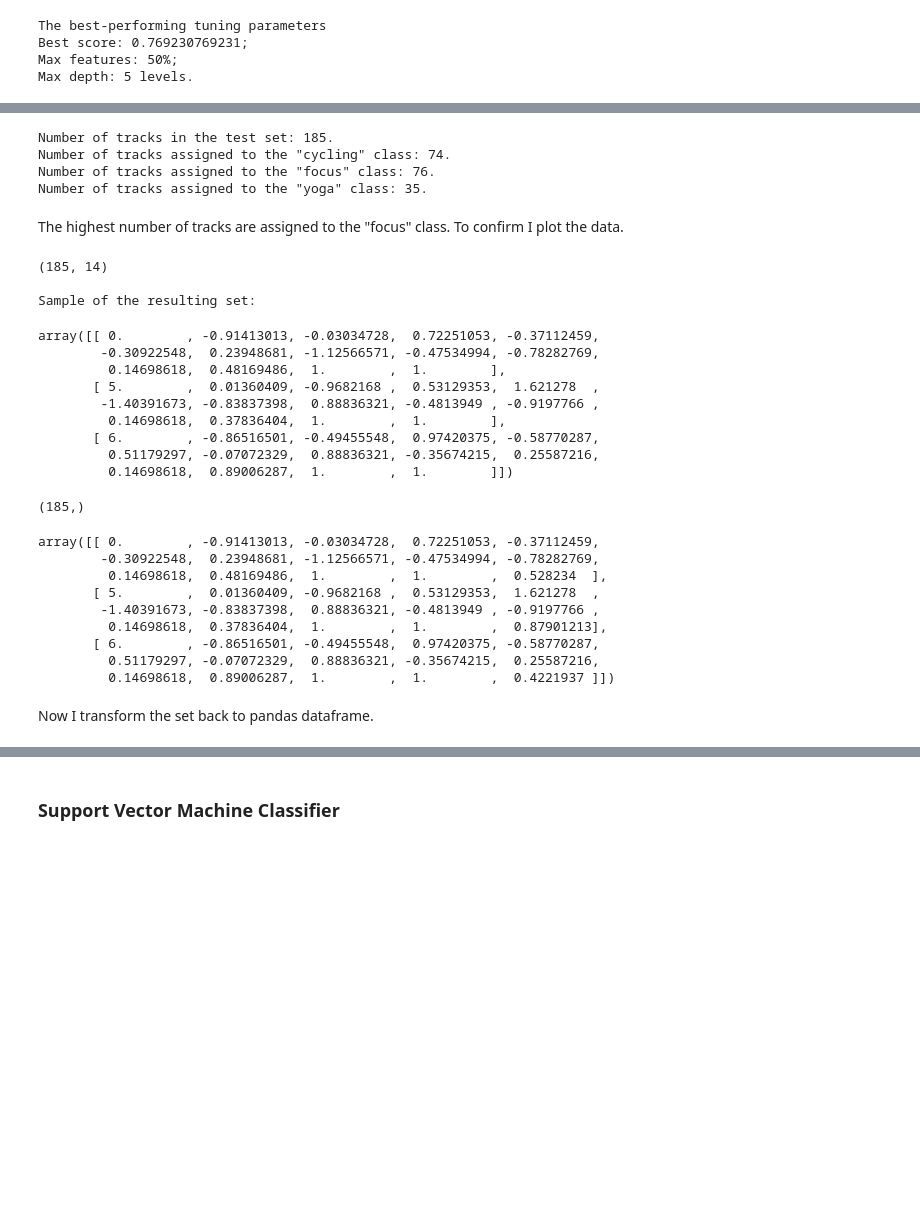
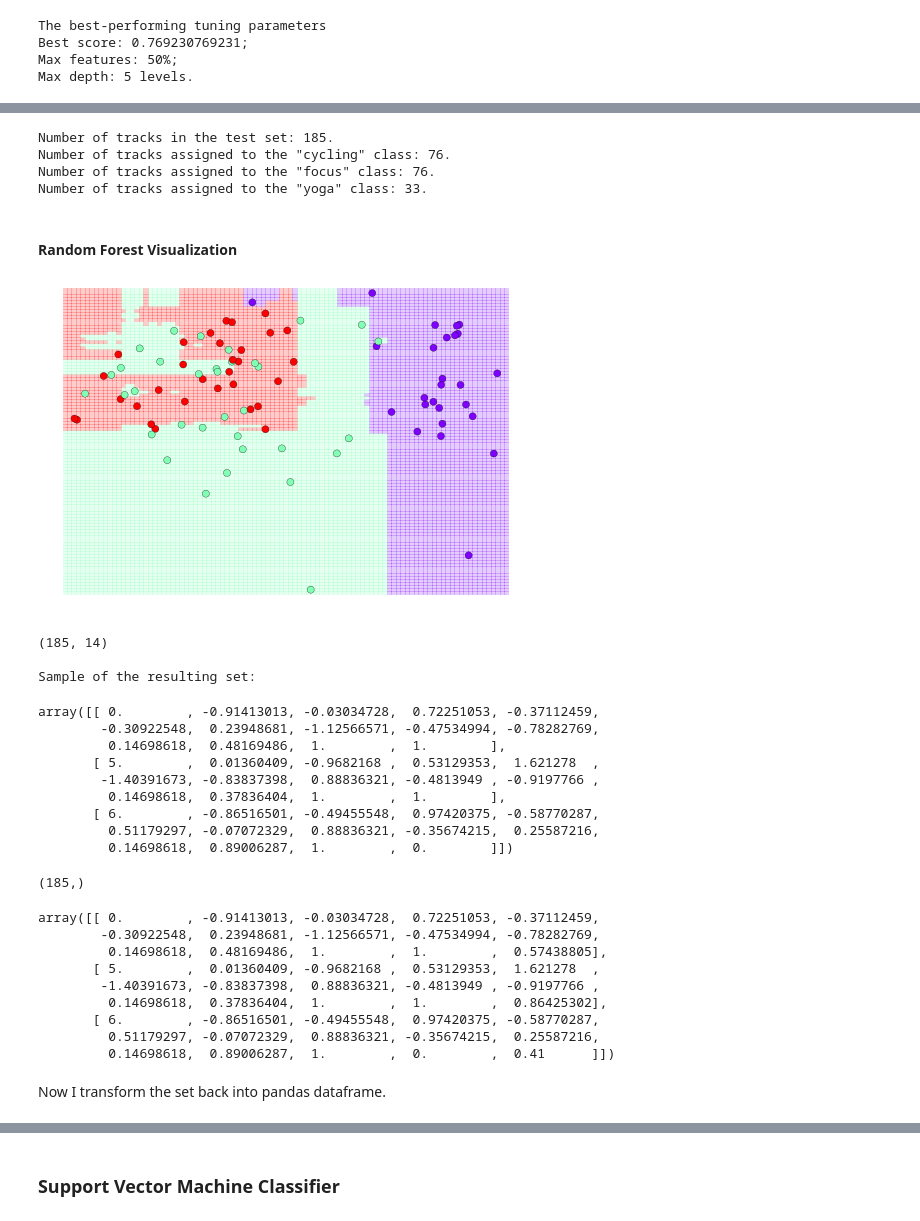
Before and after one commit to medennikova/itunes-music-analysis, a Jupyter notebook: music_analysis.ipynb, the cells around one changed output, grey strips where cells are left out. Saved outputs shown, nothing was run; the diff lists cells and outputs as text; code cells hidden in the pictures; blank space fills up the shorter version.

```diff
--- a/music_analysis.ipynb
+++ b/music_analysis.ipynb
@@ -846,6 +940,7 @@ Max depth: 5 levels.
 # %%
 # set tuning parameters to the model
 rfc = RandomForestClassifier(n_estimators=100,
+                             random_state=0,
                              max_features=max_features,
                              max_depth=max_depth)
 
@@ -866,8 +970,6 @@ print ("Number of tracks in the test set: {0}."
                rfc_output[rfc_output == 2].size))
 # %% [output]
 Number of tracks in the test set: 185.
-Number of tracks assigned to the "cycling" class: 74.
+Number of tracks assigned to the "cycling" class: 76.
 Number of tracks assigned to the "focus" class: 76.
-Number of tracks assigned to the "yoga" class: 35.
+Number of tracks assigned to the "yoga" class: 33.
-# %% [markdown]
-The highest number of tracks are assigned to the "focus" class. To confirm I plot the data.
@@ -875,0 +976,2 @@ The highest number of tracks are assigned to the "focus" class. To confirm I plo
+# %% [markdown]
+#### Random Forest Visualization
@@ -876,3 +1031,8 @@ The highest number of tracks are assigned to the "focus" class. To confirm I plo
+# %%
+clf = rfc
+visualize_tree(clf, X, target, boundaries=False);
+# %% [output]
+[figure, added]
 # %%
 # add the result to the matching set
 rfc_set = np.concatenate((matching_test, rfc_output[:, None]), 1)
@@ -893,7 +1053,7 @@ array([[ 0.        , -0.91413013, -0.03034728,  0.72251053, -0.37112459,
          0.14698618,  0.37836404,  1.        ,  1.        ],
        [ 6.        , -0.86516501, -0.49455548,  0.97420375, -0.58770287,
          0.51179297, -0.07072329,  0.88836321, -0.35674215,  0.25587216,
-         0.14698618,  0.89006287,  1.        ,  1.        ]])
+         0.14698618,  0.89006287,  1.        ,  0.        ]])
 # %%
 # calculate probability
 probability = rfc.predict_proba(matching_test[:, 1:12])
@@ -913,15 +1073,15 @@ rfc_proba[:3]
 # %% [output]
 array([[ 0.        , -0.91413013, -0.03034728,  0.72251053, -0.37112459,
         -0.30922548,  0.23948681, -1.12566571, -0.47534994, -0.78282769,
-         0.14698618,  0.48169486,  1.        ,  1.        ,  0.528234  ],
+         0.14698618,  0.48169486,  1.        ,  1.        ,  0.57438805],
        [ 5.        ,  0.01360409, -0.9682168 ,  0.53129353,  1.621278  ,
         -1.40391673, -0.83837398,  0.88836321, -0.4813949 , -0.9197766 ,
-         0.14698618,  0.37836404,  1.        ,  1.        ,  0.87901213],
+         0.14698618,  0.37836404,  1.        ,  1.        ,  0.86425302],
        [ 6.        , -0.86516501, -0.49455548,  0.97420375, -0.58770287,
          0.51179297, -0.07072329,  0.88836321, -0.35674215,  0.25587216,
-         0.14698618,  0.89006287,  1.        ,  1.        ,  0.4221937 ]])
+         0.14698618,  0.89006287,  1.        ,  0.        ,  0.41      ]])
 # %% [markdown]
-Now I transform the set back to pandas dataframe.
+Now I transform the set back into pandas dataframe.
 # %%
 # transform into a DF for easier manipulations
 rfc_df = pd.DataFrame(rfc_proba, columns=li)
```
Also changed, not shown: parts of 29 cells of this notebook.
